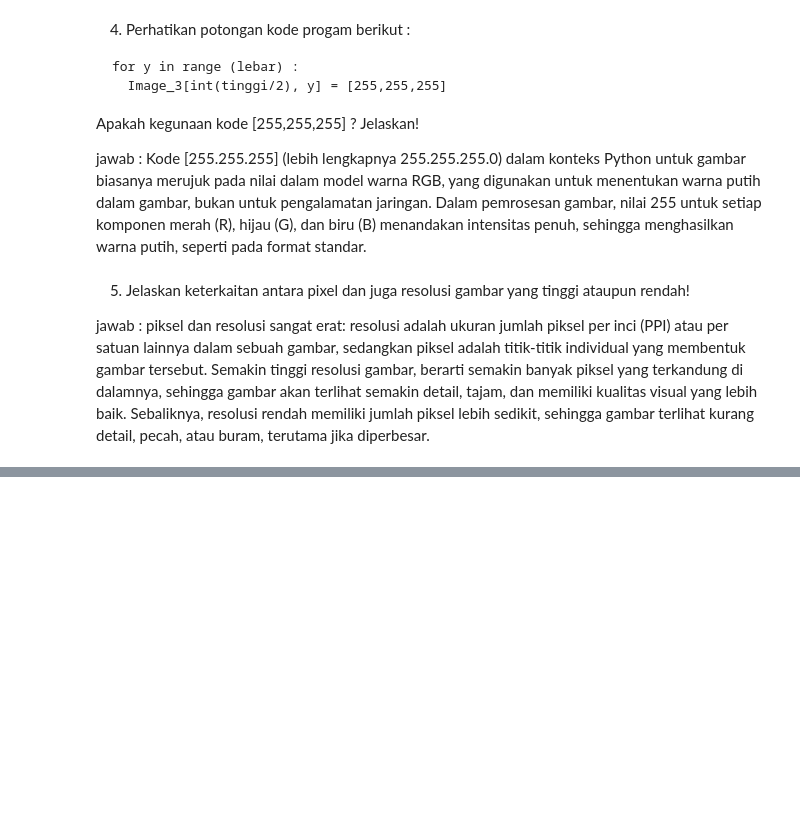
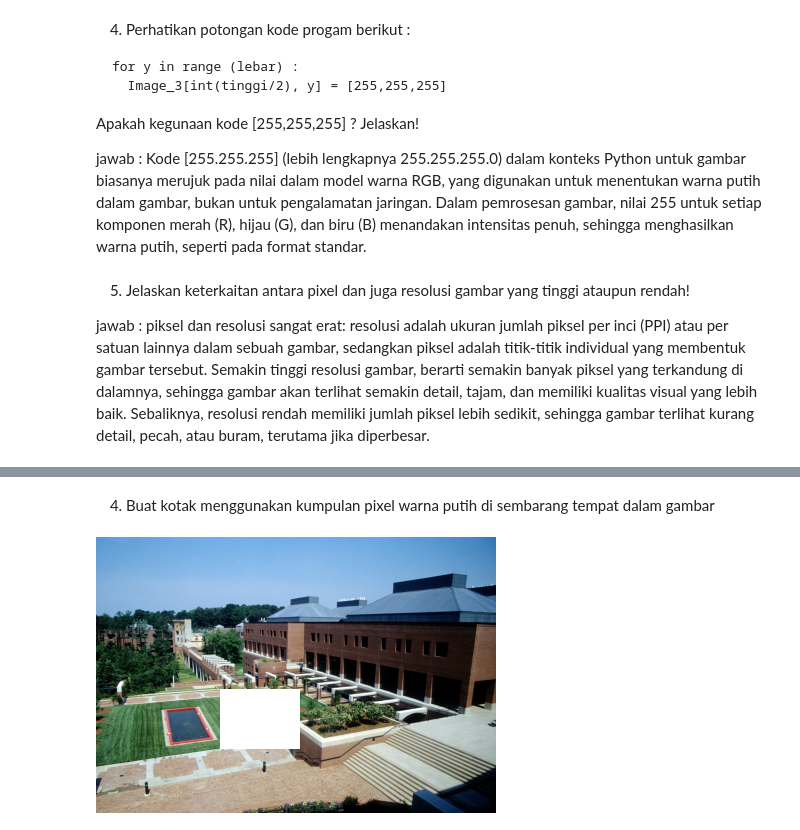
Before and after one commit to AlexanderDev2004/PCVK, a Jupyter notebook: week1.ipynb, the cells around one changed output, grey strips where cells are left out. Cells and saved outputs as stored; diff of their text form; code cells hidden in the pictures; blank space fills up the shorter version.

```diff
--- a/week1.ipynb
+++ b/week1.ipynb
@@ -104,0 +189,30 @@ jawab : piksel dan resolusi sangat erat: resolusi adalah ukuran jumlah piksel pe
+# %% [markdown]
+4. Buat kotak menggunakan kumpulan pixel warna putih di sembarang tempat
+dalam gambar
+# %%
+# Konversi ke RGB
+Image_2 = cv.cvtColor(Image, cv.COLOR_BGR2RGB)
+
+# Copy untuk versi kotak
+Image_box = Image_2.copy()
+
+tinggi, lebar, _ = Image.shape
+
+# --- Tentukan ukuran kotak ---
+width_box = 80   # lebar kotak
+height_box = 60  # tinggi kotak
+
+# --- Tentukan posisi acak (pojok kiri atas) ---
+import random # Import the random module
+x_start = random.randint(0, lebar - width_box - 1)
+y_start = random.randint(0, tinggi - height_box - 1)
+
+# --- Gambar kotak putih ---
+for y in range(y_start, y_start + height_box):
+    for x in range(x_start, x_start + width_box):
+        Image_box[y, x] = [255, 255, 255]
+
+# Tampilkan hasil
+cv2_imshow(Image_box)
+# %% [output]
+[figure, added]
```
Also changed, not shown: parts of 8 cells of this notebook.
